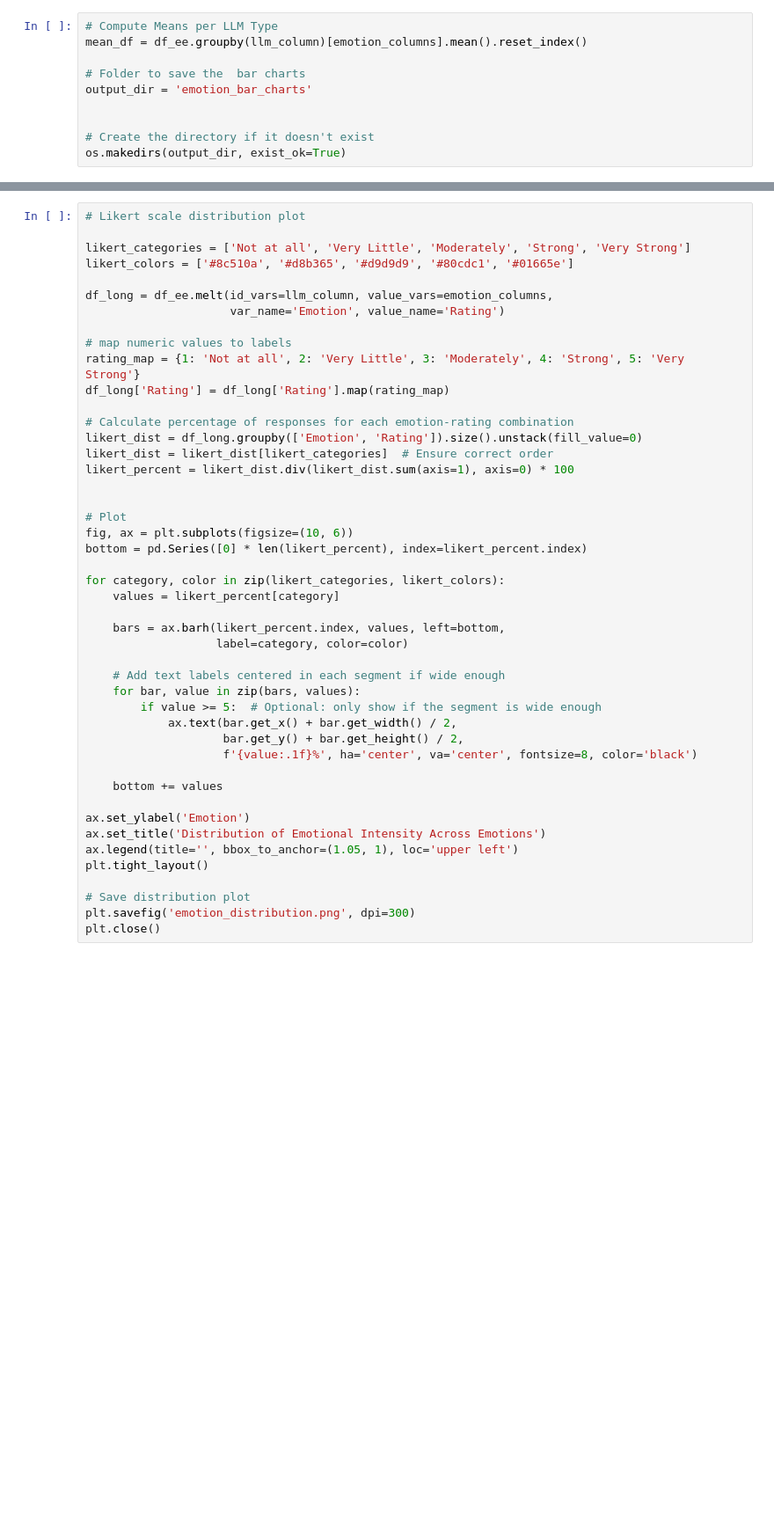
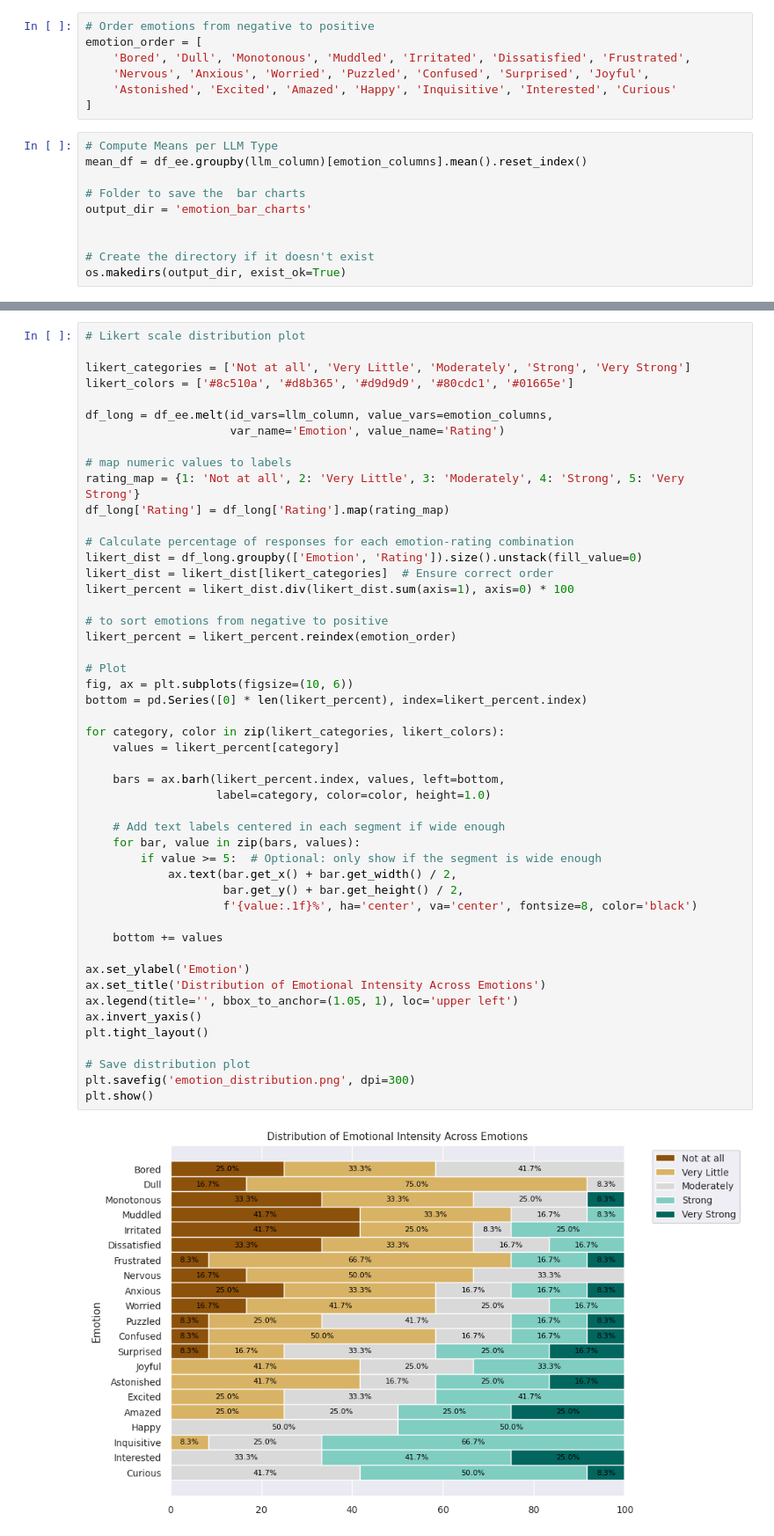
Before and after one commit to ahmedibra2/AI-Tutoring-Data-Analysis, a Jupyter notebook: data_analysis.ipynb, the cells around one changed output, grey strips where cells are left out. Shown at 88% size. Saved outputs shown, nothing was run; the diff lists cells and outputs as text; blank space fills up the shorter version.

```diff
--- a/data_analysis.ipynb
+++ b/data_analysis.ipynb
@@ -8,6 +8,13 @@ import os
 df_ee = pd.read_csv('EE.csv')
 llm_column = df_ee.columns[1]
 emotion_columns = df_ee.columns[2:]
+# %%
+# Order emotions from negative to positive
+emotion_order = [
+    'Bored', 'Dull', 'Monotonous', 'Muddled', 'Irritated', 'Dissatisfied', 'Frustrated',
+    'Nervous', 'Anxious', 'Worried', 'Puzzled', 'Confused', 'Surprised', 'Joyful',
+    'Astonished', 'Excited', 'Amazed', 'Happy', 'Inquisitive', 'Interested', 'Curious'
+]
 # %%
 # Compute Means per LLM Type
 mean_df = df_ee.groupby(llm_column)[emotion_columns].mean().reset_index()
@@ -113,32 +133,37 @@ df_long['Rating'] = df_long['Rating'].map(rating_map)
 likert_dist = df_long.groupby(['Emotion', 'Rating']).size().unstack(fill_value=0)
 likert_dist = likert_dist[likert_categories]  # Ensure correct order
 likert_percent = likert_dist.div(likert_dist.sum(axis=1), axis=0) * 100
 
+# to sort emotions from negative to positive
+likert_percent = likert_percent.reindex(emotion_order)
 
 # Plot
 fig, ax = plt.subplots(figsize=(10, 6))
 bottom = pd.Series([0] * len(likert_percent), index=likert_percent.index)
 
 for category, color in zip(likert_categories, likert_colors):
     values = likert_percent[category]
 
     bars = ax.barh(likert_percent.index, values, left=bottom,
-                   label=category, color=color)
+                   label=category, color=color, height=1.0)
 
     # Add text labels centered in each segment if wide enough
     for bar, value in zip(bars, values):
         if value >= 5:  # Optional: only show if the segment is wide enough
             ax.text(bar.get_x() + bar.get_width() / 2,
                     bar.get_y() + bar.get_height() / 2,
                     f'{value:.1f}%', ha='center', va='center', fontsize=8, color='black')
 
     bottom += values
 
 ax.set_ylabel('Emotion')
 ax.set_title('Distribution of Emotional Intensity Across Emotions')
 ax.legend(title='', bbox_to_anchor=(1.05, 1), loc='upper left')
+ax.invert_yaxis()
 plt.tight_layout()
 
 # Save distribution plot
 plt.savefig('emotion_distribution.png', dpi=300)
-plt.close()
+plt.show()
+# %% [output]
+[figure, added]
```
Also changed, not shown: parts of 5 cells of this notebook, 7 other files.
